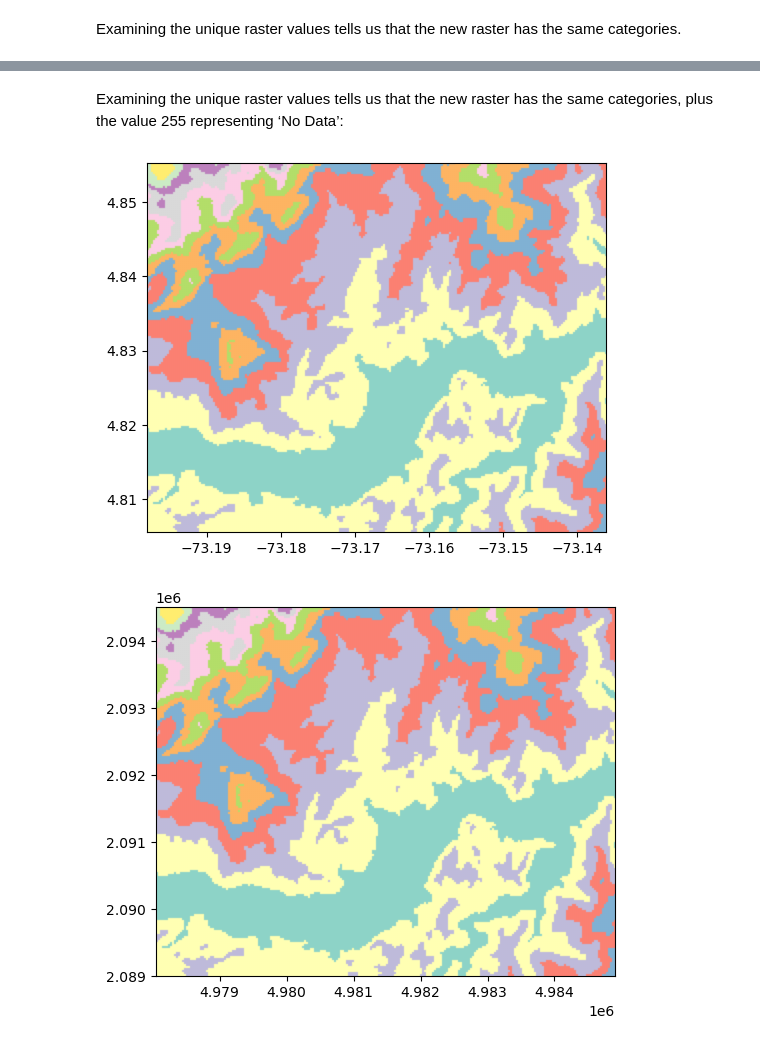
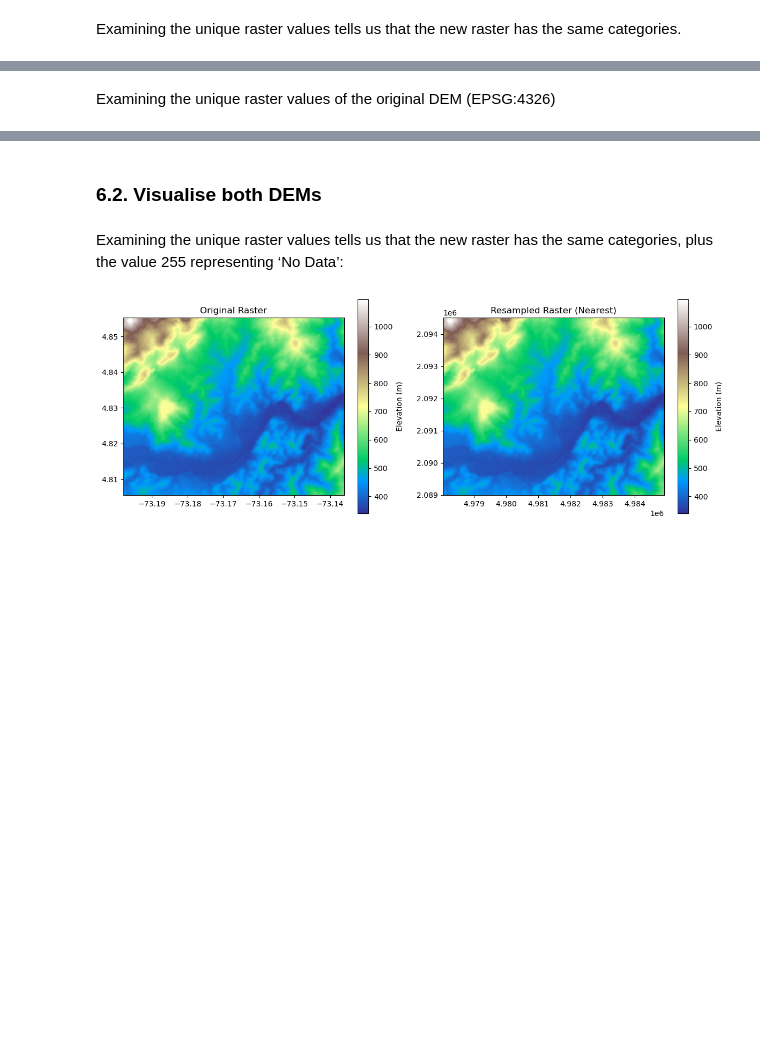
Before and after one commit to lccastillov/prog_sig_2025_1, a Jupyter notebook: Geospatial_Raster_Data_Manipulation_and_Analysis.ipynb, the cells around one changed output, grey strips where cells are left out. Drawn from its saved outputs; the diff is of its cells as text; code cells hidden in the pictures; blank space fills up the shorter version.

```diff
--- a/Geospatial_Raster_Data_Manipulation_and_Analysis.ipynb
+++ b/Geospatial_Raster_Data_Manipulation_and_Analysis.ipynb
@@ -41,6 +41,7 @@ import os
 ### 2.2. Defining paths to datasets
 # %%
 m_root=r"/Users/macbook/Library/CloudStorage/OneDrive-UniversidadNacionaldeColombia/1_Periodos_Asignaturas/Cursos_2025_1/Programacion SIG/Talleres/Datos"
+m_root="C:/Users/Liliana/OneDrive - Universidad Nacional de Colombia/1_Periodos_Asignaturas/Cursos_2025_1/Programacion SIG/Talleres/Datos"
 dem_path=m_root+"/dem_aoi.tif" # DEM
 # %% [markdown]
 Print the DEM's affine transformation
@@ -494,6 +496,8 @@ print(np.unique(dem_src_9377.read(1)))
  1043 1044 1046 1047 1050 1051 1052 1054 1055 1056 1057 1059 1060 1061
  1063 1065 1067 1068 1069 1070 1071 1075 1076 1078 1079 1080 1081 1086
  1087 1088 1090 1091 1092 1093 1094 1095 1096]
+# %% [markdown]
+Examining the unique raster values of the original DEM (EPSG:4326)
 # %%
 print(src.meta)
 print(np.unique(src.read(1)))
@@ -515,11 +519,27 @@ print(np.unique(src.read(1)))
  1043 1044 1046 1047 1050 1051 1052 1054 1055 1056 1057 1059 1060 1061
  1063 1065 1067 1068 1069 1070 1071 1075 1076 1078 1079 1080 1081 1086
  1087 1088 1090 1091 1092 1093 1094 1095 1096]
+# %% [markdown]
+### 6.2. Visualise both DEMs
 # %% [markdown]
 Examining the unique raster values tells us that the new raster has the same categories, plus the value 255 representing ‘No Data’:
 # %%
-rasterio.plot.show(src, cmap='Set3');
-rasterio.plot.show(dem_src_9377, cmap='Set3');
+
+fig, (ax1, ax2) = plt.subplots(1, 2, figsize=(12, 6))
+
+# Plot original raster with colourbar
+im1 = show(src,  ax=ax1, cmap="terrain")
+ax1.set_title("Original Raster")
+cbar1 = plt.colorbar(im1.get_images()[0], ax=ax1, orientation='vertical', shrink=0.7)
+cbar1.set_label("Elevation (m)")
+
+# Plot resampled raster with colourbar
+im2 = show(dem_src_9377,  ax=ax2, cmap="terrain")
+ax2.set_title("Resampled Raster (Nearest)")
+cbar2 = plt.colorbar(im2.get_images()[0], ax=ax2, orientation='vertical', shrink=0.7)
+cbar2.set_label("Elevation (m)")
+
+plt.tight_layout()
+plt.show()
 # %% [output]
-[figure, old version]
+[figure, new version]
-[figure, removed]
```
Also changed, not shown: parts of 1 cell of this notebook.
